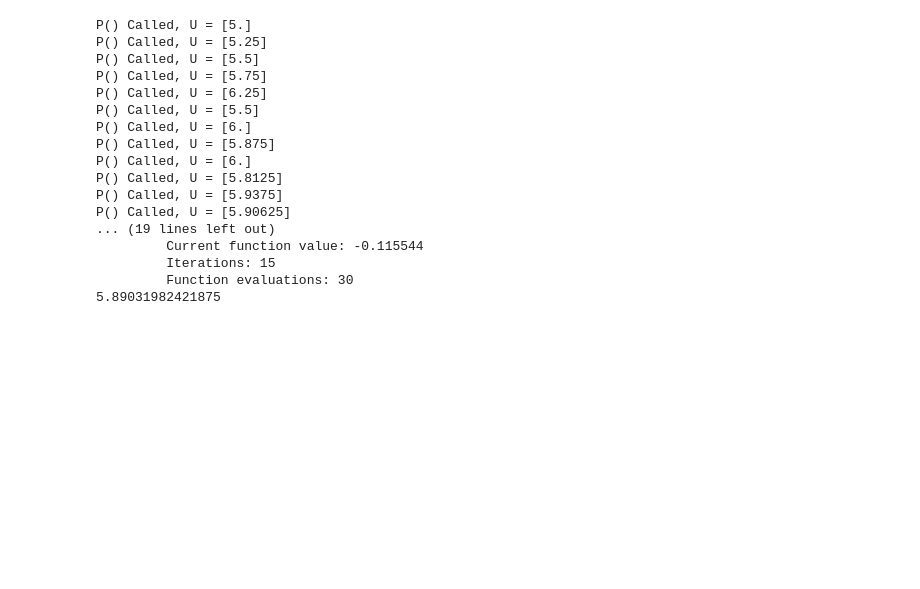
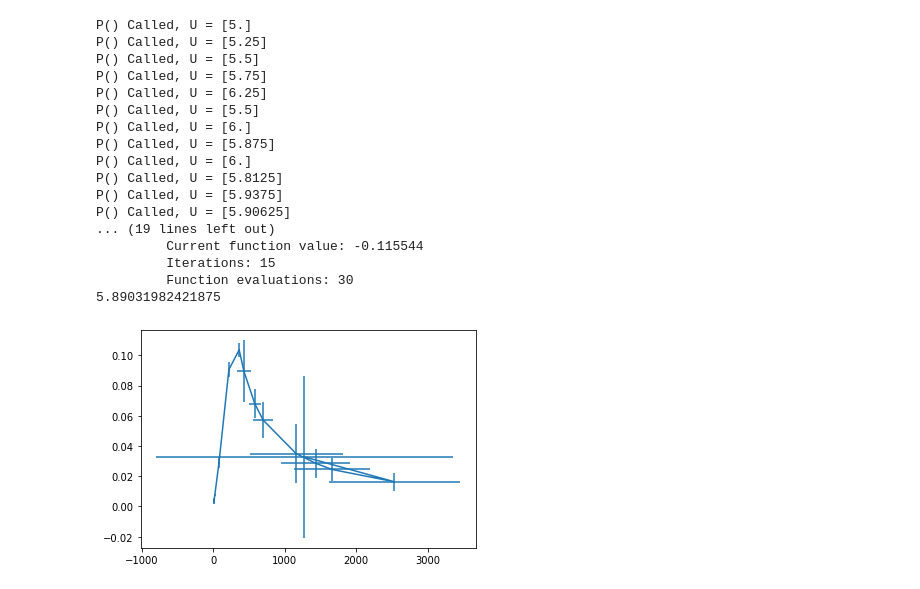
Before and after one commit to Vector04/Prac2, a Jupyter notebook: Experiment-automization/ch6/analysis.ipynb, the cells around one changed output. Cells and saved outputs as stored; diff of their text form; code cells hidden in the pictures; blank space fills up the shorter version.

```diff
--- a/Experiment-automization/ch6/analysis.ipynb
+++ b/Experiment-automization/ch6/analysis.ipynb
@@ -178,3 +183,8 @@ P() Called, U = [5.90625]
          Iterations: 15
          Function evaluations: 30
 5.89031982421875
+# %%
+R_out = V_out / I_out
+errorbar(R_out, P_out)
+# %% [output]
+[figure, added]
```
Also changed, not shown: parts of 2 cells of this notebook, 16 other files.
